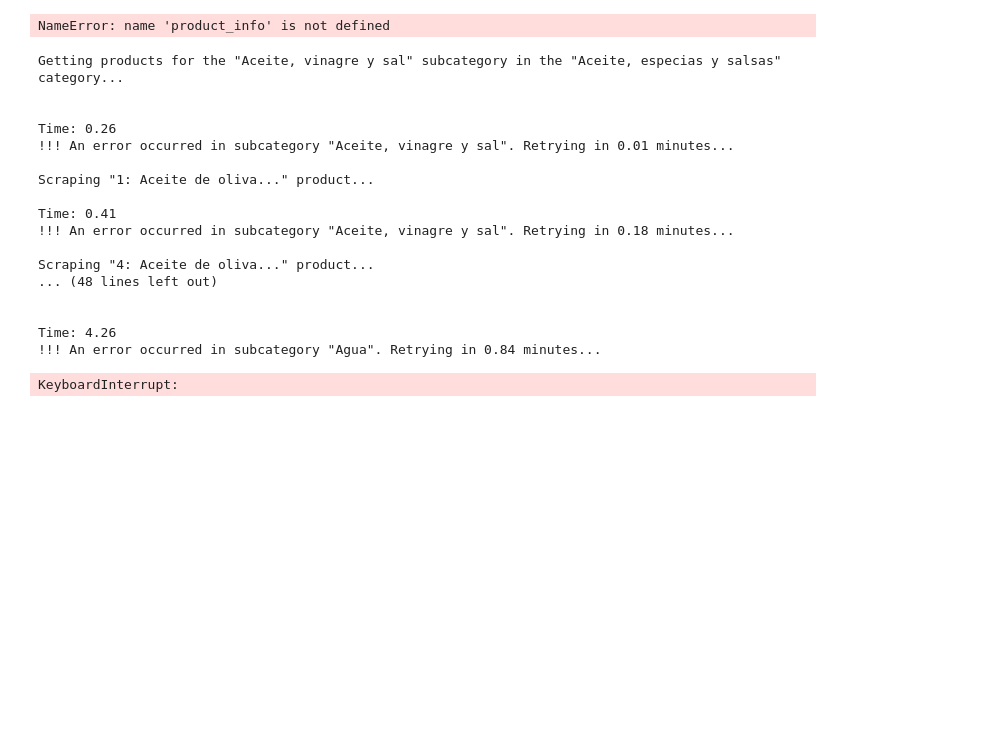
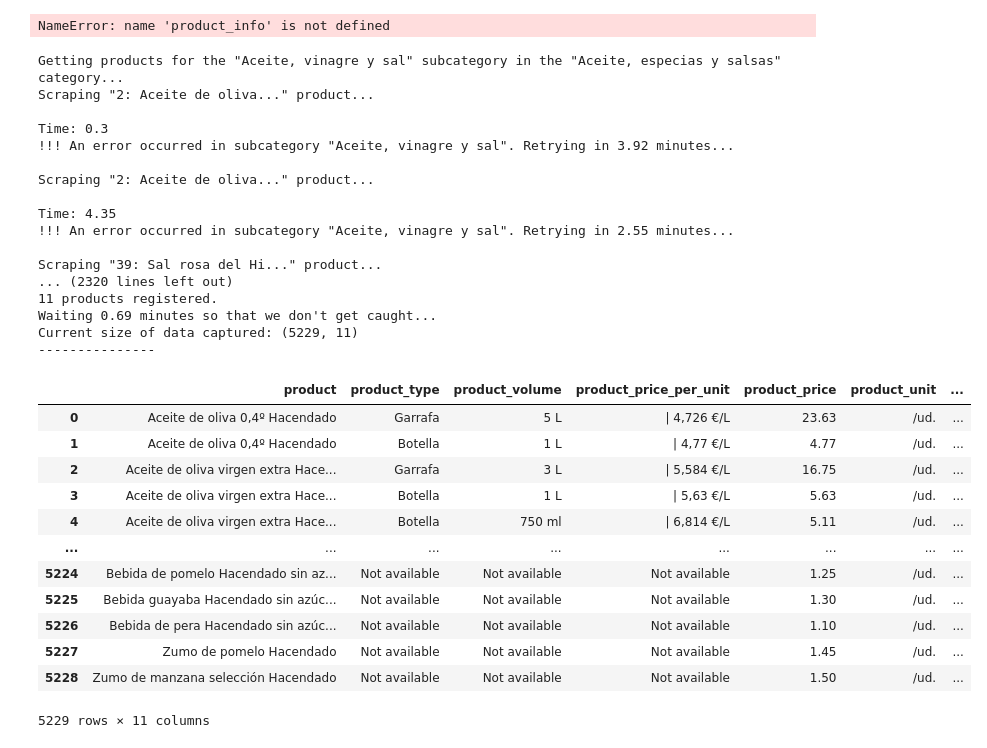
Before and after one commit to castrokike/final_proyect, a Jupyter notebook: drafts/scrp_mercadona_1.ipynb, the cells around one changed output. Saved outputs shown, nothing was run; the diff lists cells and outputs as text; code cells hidden in the pictures; blank space fills up the shorter version.

```diff
--- a/drafts/scrp_mercadona_1.ipynb
+++ b/drafts/scrp_mercadona_1.ipynb
@@ -230,26 +230,41 @@ NameError: name 'product_info' is not defined
 # %%
 %run ../mercadona/scraper.py
 # %%
-product_info, mising_subcategories = mercadona_full_scraper('08012',retry=4, wait_min=0.01, wait_max=0.01, e_wait_min=0.01, e_wait_max=0.01, headless=False)
+product_info, mising_subcategories = mercadona_full_scraper('08012',retry=5, wait_min=0.5, wait_max=1, e_wait_min=2, e_wait_max=7, max_error_wait = 5, headless=False)
 # %% [output]
 Getting products for the "Aceite, vinagre y sal" subcategory in the "Aceite, especias y salsas" category...
+Scraping "2: Aceite de oliva..." product...
 
+Time: 0.3
+!!! An error occurred in subcategory "Aceite, vinagre y sal". Retrying in 3.92 minutes...
 
-Time: 0.26
-!!! An error occurred in subcategory "Aceite, vinagre y sal". Retrying in 0.01 minutes...
+Scraping "2: Aceite de oliva..." product...
 
-Scraping "1: Aceite de oliva..." product...
+Time: 4.35
+!!! An error occurred in subcategory "Aceite, vinagre y sal". Retrying in 2.55 minutes...
 
-Time: 0.41
-!!! An error occurred in subcategory "Aceite, vinagre y sal". Retrying in 0.18 minutes...
-
-Scraping "4: Aceite de oliva..." product...
-... (48 lines left out)
-
-
-Time: 4.26
-!!! An error occurred in subcategory "Agua". Retrying in 0.84 minutes...
+Scraping "39: Sal rosa del Hi..." product...
+... (2320 lines left out)
+11 products registered.
+Waiting 0.69 minutes so that we don't get caught...
+Current size of data captured: (5229, 11)
+---------------
-KeyboardInterrupt:
+# %%
+product_info
+# %% [output]
+|  | product | product_type | product_volume | product_price_per_unit | product_price | product_unit | ... |
+| 0 | Aceite de oliva 0,4º Hacendado | Garrafa | 5 L | | 4,726 €/L | 23.63 | /ud. | ... |
+| 1 | Aceite de oliva 0,4º Hacendado | Botella | 1 L | | 4,77 €/L | 4.77 | /ud. | ... |
+| 2 | Aceite de oliva virgen extra Hace... | Garrafa | 3 L | | 5,584 €/L | 16.75 | /ud. | ... |
+| 3 | Aceite de oliva virgen extra Hace... | Botella | 1 L | | 5,63 €/L | 5.63 | /ud. | ... |
+| 4 | Aceite de oliva virgen extra Hace... | Botella | 750 ml | | 6,814 €/L | 5.11 | /ud. | ... |
+| ... | ... | ... | ... | ... | ... | ... | ... |
+| 5224 | Bebida de pomelo Hacendado sin az... | Not available | Not available | Not available | 1.25 | /ud. | ... |
+| 5225 | Bebida guayaba Hacendado sin azúc... | Not available | Not available | Not available | 1.30 | /ud. | ... |
+| 5226 | Bebida de pera Hacendado sin azúc... | Not available | Not available | Not available | 1.10 | /ud. | ... |
+| 5227 | Zumo de pomelo Hacendado | Not available | Not available | Not available | 1.45 | /ud. | ... |
+| 5228 | Zumo de manzana selección Hacendado | Not available | Not available | Not available | 1.50 | /ud. | ... |
+5229 rows × 11 columns
 # %%
 mising_subcategories
 # %% [output]
```
Also changed, not shown: parts of 2 cells of this notebook, 5 other files.
